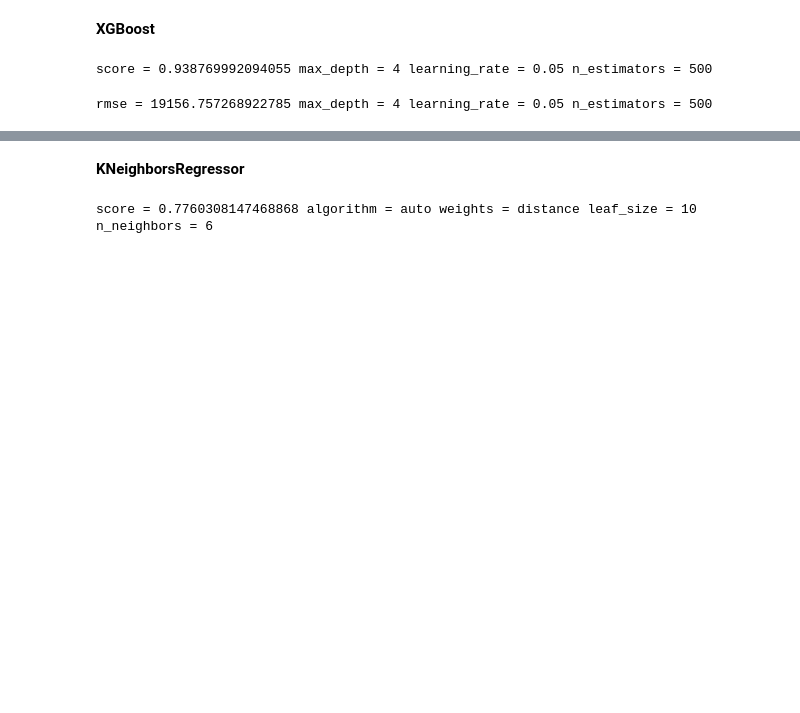
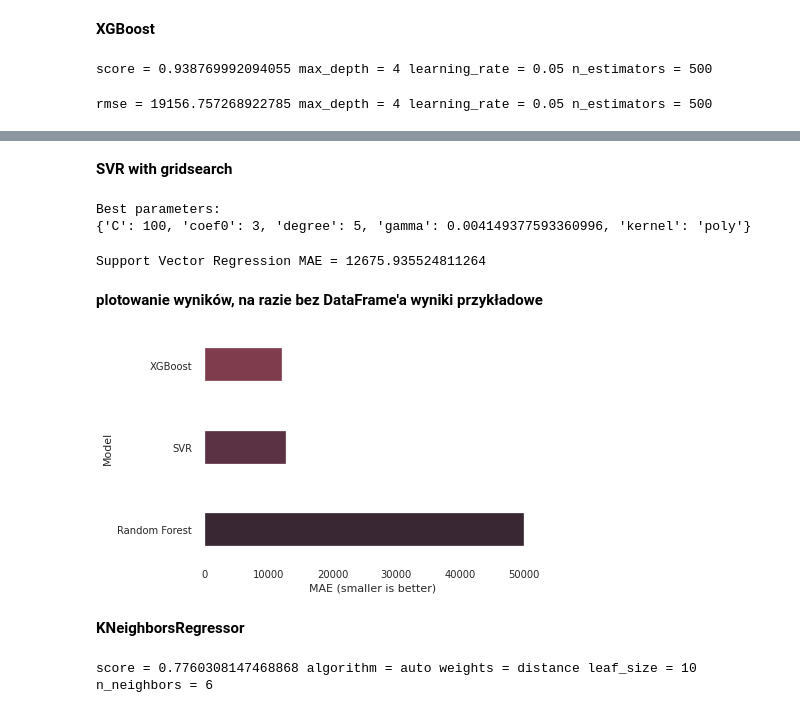
Before and after one commit to infoshareacademy/jdsz5-outdated, a Jupyter notebook: ml/merge_draft.ipynb, the cells around one changed output, grey strips where cells are left out. Drawn from its saved outputs; the diff is of its cells as text; code cells hidden in the pictures; blank space fills up the shorter version.

```diff
--- a/ml/merge_draft.ipynb
+++ b/ml/merge_draft.ipynb
@@ -614,3 +686,44 @@ rmse = 19156.757268922785 max_depth = 4 learning_rate = 0.05 n_estimators = 500
+# %% [markdown]
+__SVR with gridsearch__
+# %%
+parameter_space = \
+    {
+        "kernel": ["poly", "linear", "rbf", "sigmoid"],
+        "degree": [3, 5],
+        "coef0": [0, 3, 7],
+        "gamma":[.001, 0.01, 1/X_train.shape[1]],
+        "C": [1, 10, 100],
+    }
+
+clf = GridSearchCV(SVR(), parameter_space, cv=3, n_jobs=4,
+                   scoring="neg_mean_absolute_error")
+
+clf.fit(X_train, y_train)
+print("Best parameters:")
+print(clf.best_params_)
+# %% [output]
+Best parameters:
+{'C': 100, 'coef0': 3, 'degree': 5, 'gamma': 0.004149377593360996, 'kernel': 'poly'}
+# %%
+svr_model = SVR(**clf.best_params_)
+svr_model.fit(X_train, y_train)
+y_pred = svr_model.predict(X_test)
+svr_mae = mean_absolute_error(y_test, y_pred)
+print("Support Vector Regression MAE =", svr_mae)
+# %% [output]
+Support Vector Regression MAE = 12675.935524811264
+# %% [markdown]
+__plotowanie wyników, na razie bez DataFrame'a
+wyniki przykładowe__
+# %%
+x = ['Random Forest', 'SVR', 'XGBoost']
+y = [50000.00, 12675.93, 12111.19]
+colors = ["#392834", "#5a3244", "#7e3c4d"]
+fig, ax = plt.subplots()
+plt.barh(y=range(len(x)), tick_label=x, width=y, height=0.4, color=colors);
+ax.set(xlabel="MAE (smaller is better)", ylabel="Model");
+# %% [output]
+[figure, added]
 # %% [markdown]
 __KNeighborsRegressor__
 # %%
```
Also changed, not shown: parts of 21 cells of this notebook.
